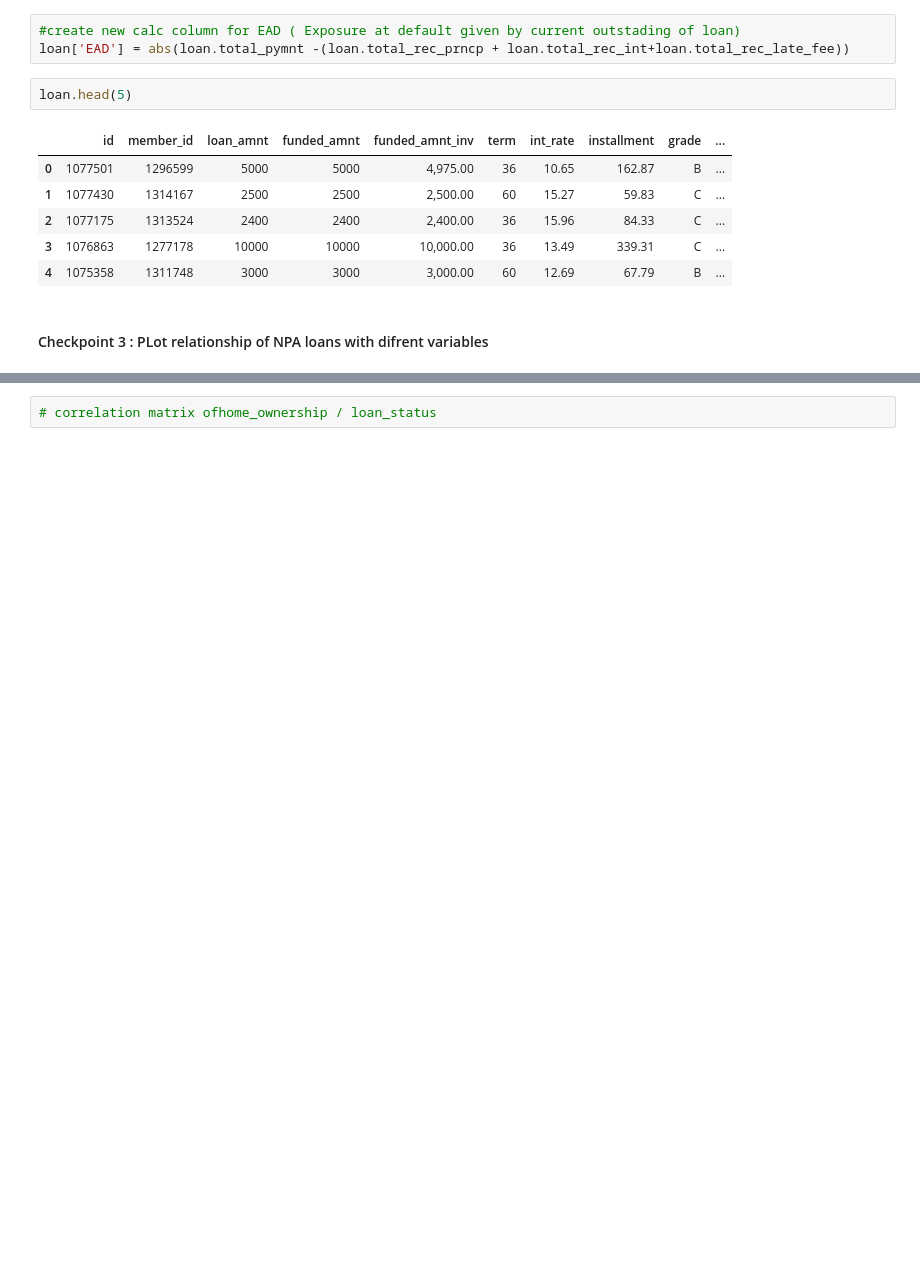
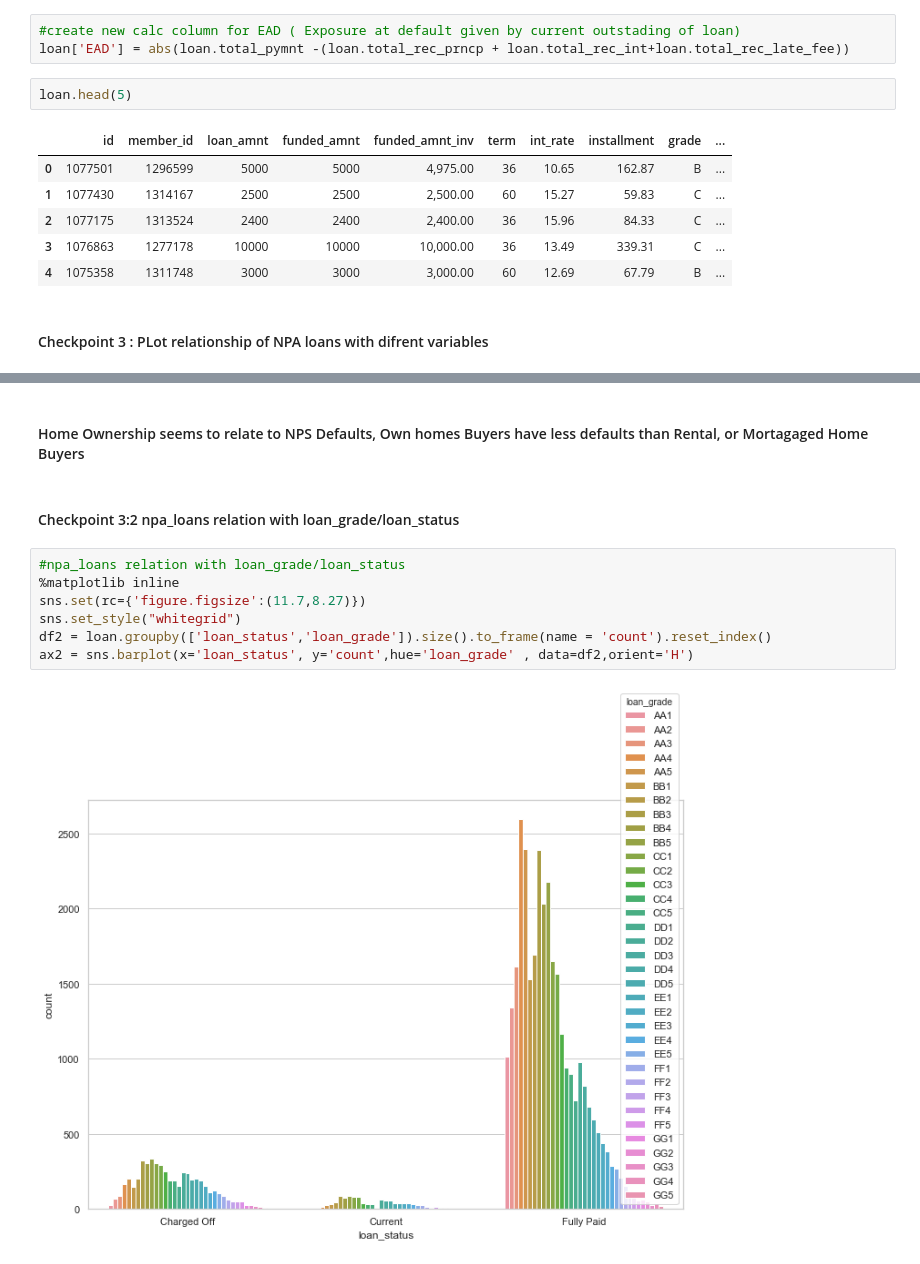
Before and after one commit to prashantkumsrivastava/LendingClubCase, a Jupyter notebook: Lending Club Case Study.ipynb, the cells around one changed output, grey strips where cells are left out. Cells and saved outputs as stored; diff of their text form; blank space fills up the shorter version.

```diff
--- a/Lending Club Case Study.ipynb
+++ b/Lending Club Case Study.ipynb
@@ -150,2 +144,13 @@ df1.head()
-# %%
-# correlation matrix ofhome_ownership / loan_status
+# %% [markdown]
+#### Home Ownership seems to relate to NPS Defaults, Own homes Buyers have less defaults than Rental, or Mortagaged Home Buyers
+# %% [markdown]
+#### Checkpoint 3:2 npa_loans relation with loan_grade/loan_status
+# %%
+#npa_loans relation with loan_grade/loan_status
+%matplotlib inline
+sns.set(rc={'figure.figsize':(11.7,8.27)})
+sns.set_style("whitegrid")
+df2 = loan.groupby(['loan_status','loan_grade']).size().to_frame(name = 'count').reset_index()
+ax2 = sns.barplot(x='loan_status', y='count',hue='loan_grade' , data=df2,orient='H')
+# %% [output]
+[figure, added]
```
Also changed, not shown: parts of 11 cells of this notebook.
